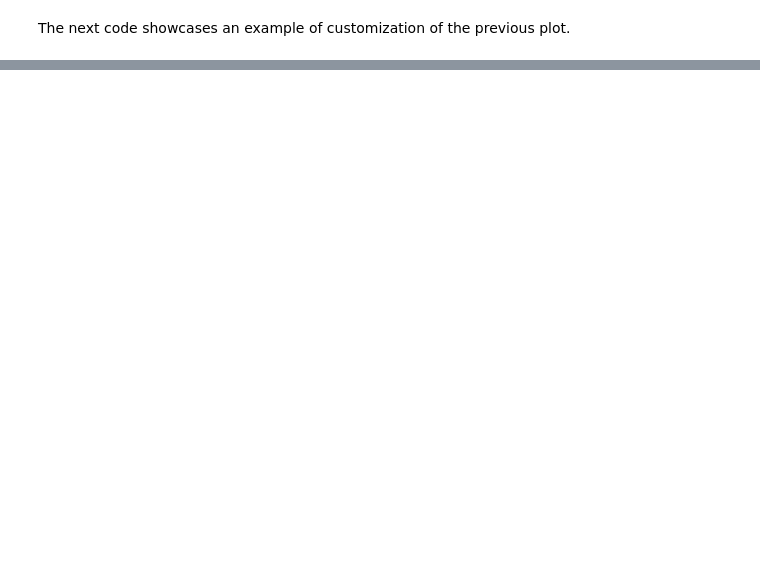
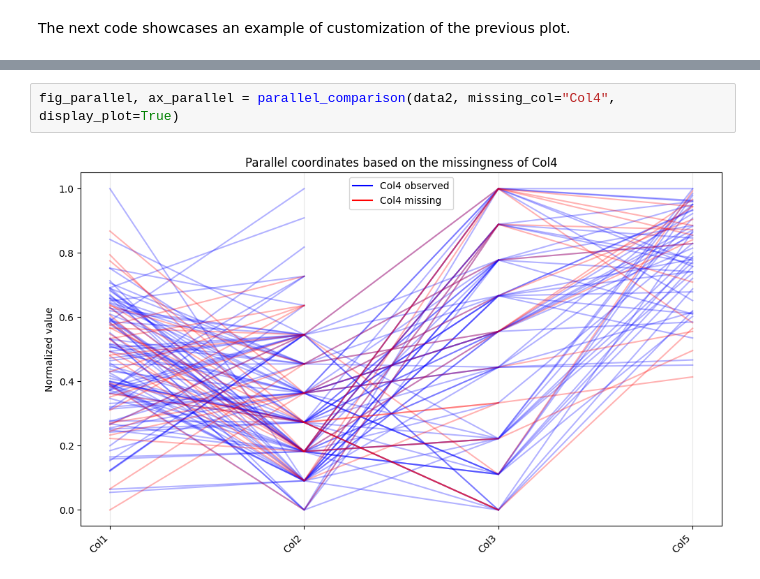
Before and after one commit to Ti-n-a/mechanism_viewer, a Jupyter notebook: examples/use_viewer_comparison.ipynb, the cells around one changed output, grey strips where cells are left out. Drawn from its saved outputs; the diff is of its cells as text; blank space fills up the shorter version.

```diff
--- a/examples/use_viewer_comparison.ipynb
+++ b/examples/use_viewer_comparison.ipynb
@@ -74,0 +113,4 @@ fig_boxplot
+# %%
+fig_parallel, ax_parallel = parallel_comparison(data2, missing_col="Col4", display_plot=True)
+# %% [output]
+[figure, added]
```
Also changed, not shown: parts of 11 cells of this notebook, 14 other files.
